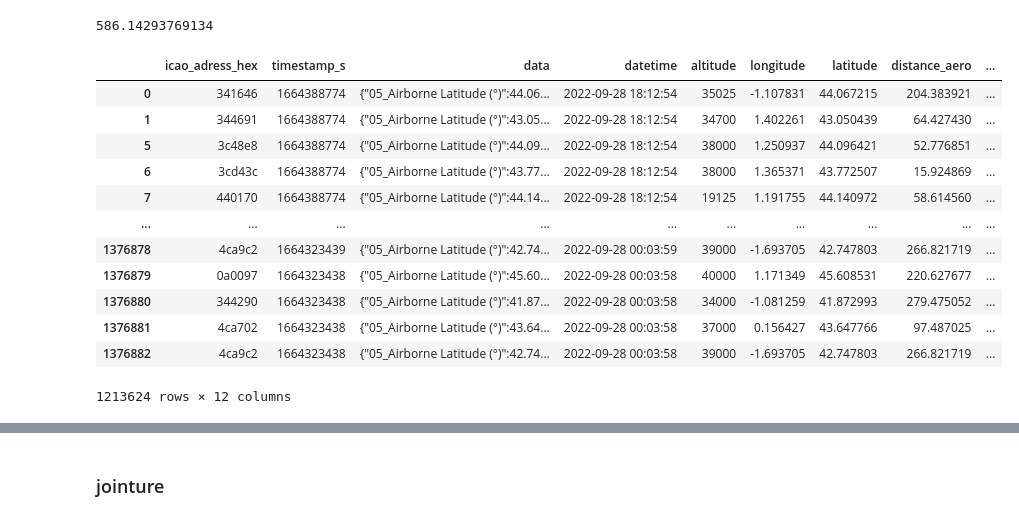
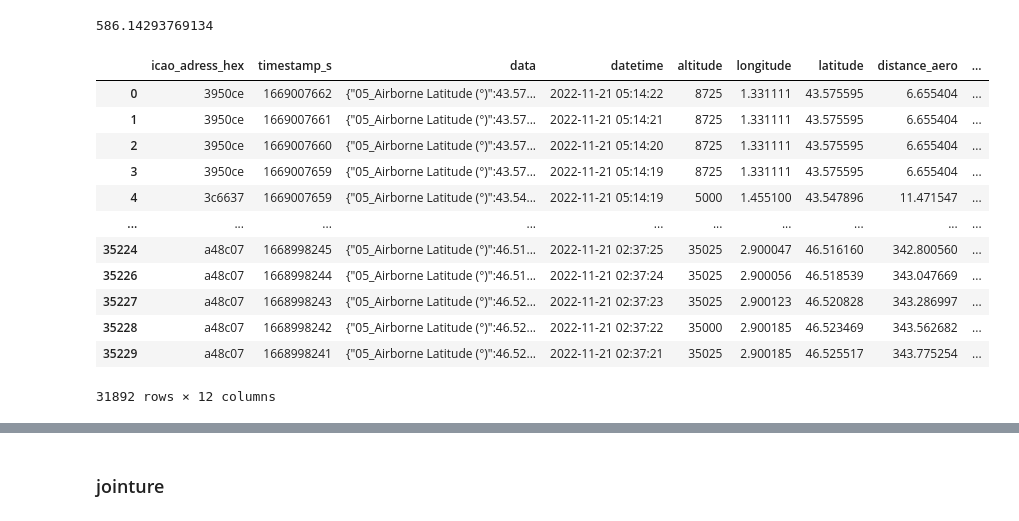
Before and after one commit to mboultam/Boultam-Meriem, a Jupyter notebook: objectif1-et autres.ipynb, the cells around one changed output, grey strips where cells are left out. Saved outputs shown, nothing was run; the diff lists cells and outputs as text; code cells hidden in the pictures.

```diff
--- a/objectif1-1.ipynb
+++ b/objectif1-et autres.ipynb
@@ -34,7 +34,8 @@ print(distance)
 # %%
 
 #data = pd.read_csv("output_example.csv")
-data = pd.read_csv("2022-09-29.csv")
+#data = pd.read_csv("2022-09-29.csv")
+data = pd.read_csv("2022-11-22.csv")
 alt_list = []
 lat_list = []
 long_list = []
@@ -91,45 +92,45 @@ for i in range (len(data)) :
 
    except:
       #print("erreur")
       alt_list.append(-100)
       long_list.append(-100)
       lat_list.append(-100)
       surf_list.append(-100)
       rate_list.append(-100)
       distance_aero_list.append(-100)
       sonore_list.append(-100)
       flightid_list.append("")     # A verifier
 
 
 data.loc[:, 'altitude'] = alt_list
 data.loc[:, 'longitude'] = long_list
 data.loc[:, 'latitude'] = lat_list
 data.loc[:, 'distance_aero'] = distance_aero_list
 data.loc[:, 'TAS'] = surf_list
 data.loc[:, 'vertical_rate'] = rate_list
 data.loc[:, 'Flight_ID'] = flightid_list
 data.loc[:, 'niveau_sonore'] = sonore_list
 
 
 
 data.drop(data[data['altitude']==-100].index,  inplace = True)
 data = data.dropna(subset=['longitude','latitude'])
 
 data
 # %% [output]
 |  | icao_adress_hex | timestamp_s | data | datetime | altitude | longitude | latitude | distance_aero | ... |
-| 0 | 341646 | 1664388774 | {"05_Airborne Latitude (°)":44.06... | 2022-09-28 18:12:54 | 35025 | -1.107831 | 44.067215 | 204.383921 | ... |
-| 1 | 344691 | 1664388774 | {"05_Airborne Latitude (°)":43.05... | 2022-09-28 18:12:54 | 34700 | 1.402261 | 43.050439 | 64.427430 | ... |
-| 5 | 3c48e8 | 1664388774 | {"05_Airborne Latitude (°)":44.09... | 2022-09-28 18:12:54 | 38000 | 1.250937 | 44.096421 | 52.776851 | ... |
-| 6 | 3cd43c | 1664388774 | {"05_Airborne Latitude (°)":43.77... | 2022-09-28 18:12:54 | 38000 | 1.365371 | 43.772507 | 15.924869 | ... |
-| 7 | 440170 | 1664388774 | {"05_Airborne Latitude (°)":44.14... | 2022-09-28 18:12:54 | 19125 | 1.191755 | 44.140972 | 58.614560 | ... |
+| 0 | 3950ce | 1669007662 | {"05_Airborne Latitude (°)":43.57... | 2022-11-21 05:14:22 | 8725 | 1.331111 | 43.575595 | 6.655404 | ... |
+| 1 | 3950ce | 1669007661 | {"05_Airborne Latitude (°)":43.57... | 2022-11-21 05:14:21 | 8725 | 1.331111 | 43.575595 | 6.655404 | ... |
+| 2 | 3950ce | 1669007660 | {"05_Airborne Latitude (°)":43.57... | 2022-11-21 05:14:20 | 8725 | 1.331111 | 43.575595 | 6.655404 | ... |
+| 3 | 3950ce | 1669007659 | {"05_Airborne Latitude (°)":43.57... | 2022-11-21 05:14:19 | 8725 | 1.331111 | 43.575595 | 6.655404 | ... |
+| 4 | 3c6637 | 1669007659 | {"05_Airborne Latitude (°)":43.54... | 2022-11-21 05:14:19 | 5000 | 1.455100 | 43.547896 | 11.471547 | ... |
 | ... | ... | ... | ... | ... | ... | ... | ... | ... | ... |
-| 1376878 | 4ca9c2 | 1664323439 | {"05_Airborne Latitude (°)":42.74... | 2022-09-28 00:03:59 | 39000 | -1.693705 | 42.747803 | 266.821719 | ... |
-| 1376879 | 0a0097 | 1664323438 | {"05_Airborne Latitude (°)":45.60... | 2022-09-28 00:03:58 | 40000 | 1.171349 | 45.608531 | 220.627677 | ... |
-| 1376880 | 344290 | 1664323438 | {"05_Airborne Latitude (°)":41.87... | 2022-09-28 00:03:58 | 34000 | -1.081259 | 41.872993 | 279.475052 | ... |
-| 1376881 | 4ca702 | 1664323438 | {"05_Airborne Latitude (°)":43.64... | 2022-09-28 00:03:58 | 37000 | 0.156427 | 43.647766 | 97.487025 | ... |
-| 1376882 | 4ca9c2 | 1664323438 | {"05_Airborne Latitude (°)":42.74... | 2022-09-28 00:03:58 | 39000 | -1.693705 | 42.747803 | 266.821719 | ... |
+| 35224 | a48c07 | 1668998245 | {"05_Airborne Latitude (°)":46.51... | 2022-11-21 02:37:25 | 35025 | 2.900047 | 46.516160 | 342.800560 | ... |
+| 35226 | a48c07 | 1668998244 | {"05_Airborne Latitude (°)":46.51... | 2022-11-21 02:37:24 | 35025 | 2.900056 | 46.518539 | 343.047669 | ... |
+| 35227 | a48c07 | 1668998243 | {"05_Airborne Latitude (°)":46.52... | 2022-11-21 02:37:23 | 35025 | 2.900123 | 46.520828 | 343.286997 | ... |
+| 35228 | a48c07 | 1668998242 | {"05_Airborne Latitude (°)":46.52... | 2022-11-21 02:37:22 | 35000 | 2.900185 | 46.523469 | 343.562682 | ... |
+| 35229 | a48c07 | 1668998241 | {"05_Airborne Latitude (°)":46.52... | 2022-11-21 02:37:21 | 35025 | 2.900185 | 46.525517 | 343.775254 | ... |
-1213624 rows × 12 columns
+31892 rows × 12 columns
 # %%
 indice_list = [*set(indice_list)]
 print(len(indice_list))
```
Also changed, not shown: parts of 11 cells of this notebook, 1 other file.
